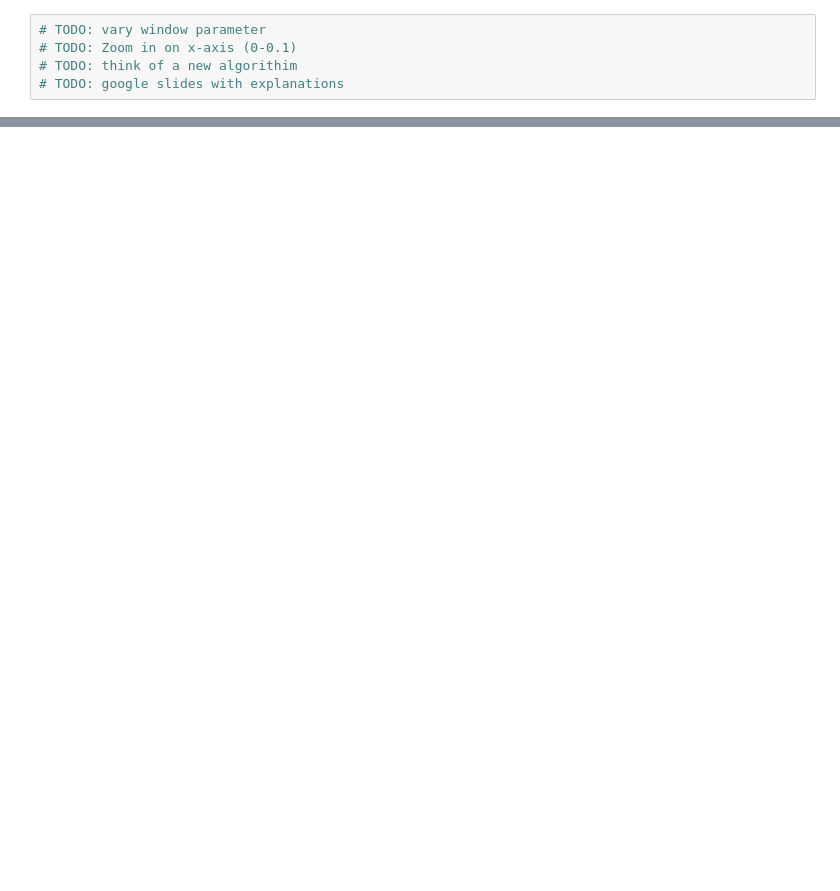
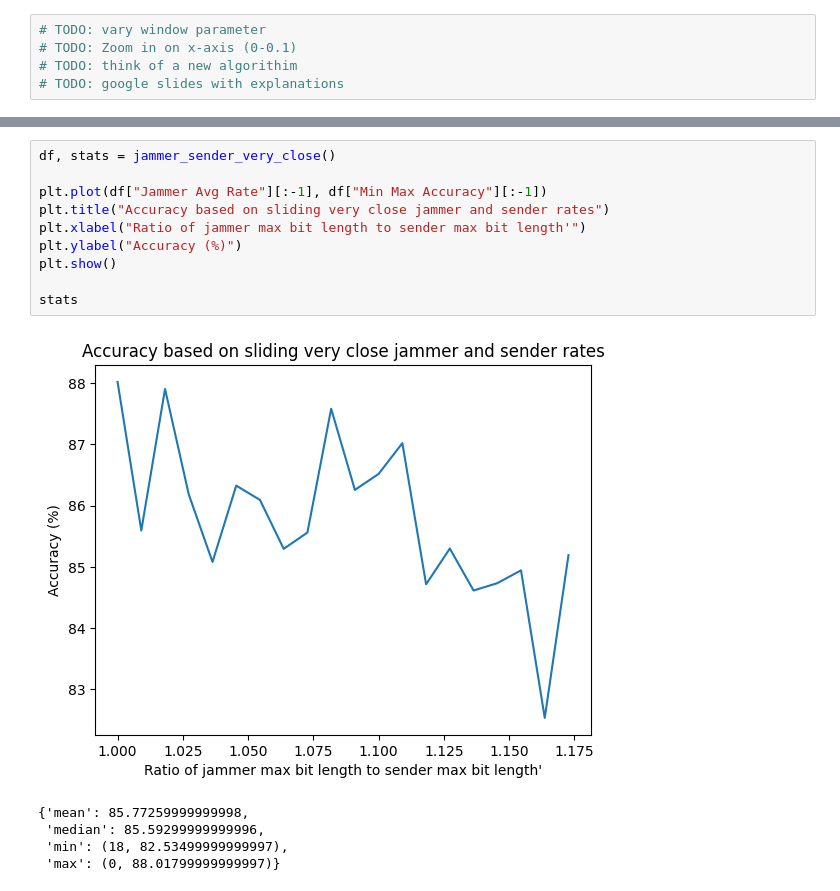
Before and after one commit to SuragNuthulapaty/Jamming_Research, a Jupyter notebook: random_rate_6_29.ipynb, the cells around one changed output, grey strips where cells are left out. Cells and saved outputs as stored; diff of their text form; blank space fills up the shorter version.

```diff
--- a/random_rate_6_29.ipynb
+++ b/random_rate_6_29.ipynb
@@ -345,0 +389,16 @@ stats
+# %%
+df, stats = jammer_sender_very_close()
+
+plt.plot(df["Jammer Avg Rate"][:-1], df["Min Max Accuracy"][:-1])
+plt.title("Accuracy based on sliding very close jammer and sender rates")
+plt.xlabel("Ratio of jammer max bit length to sender max bit length'")
+plt.ylabel("Accuracy (%)")
+plt.show()
+
+stats
+# %% [output]
+[figure, added]
+{'mean': 85.77259999999998,
+ 'median': 85.59299999999996,
+ 'min': (18, 82.53499999999997),
+ 'max': (0, 88.01799999999997)}
```
Also changed, not shown: parts of 4 cells of this notebook, 1 other file.
